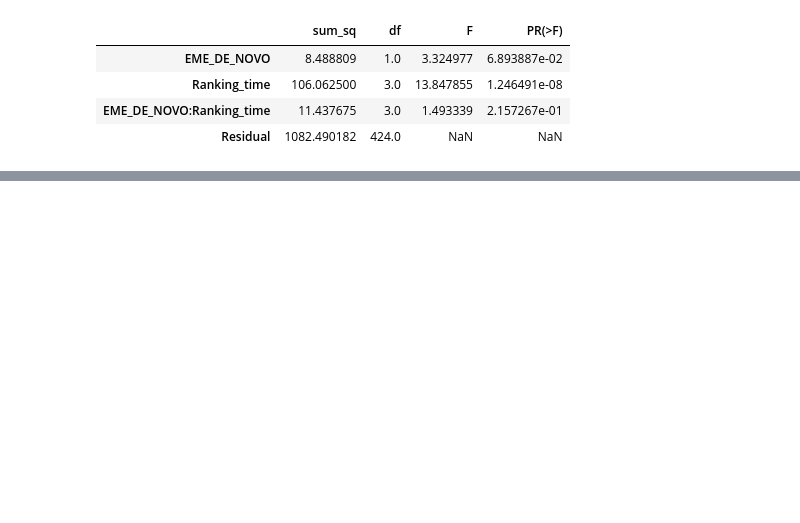
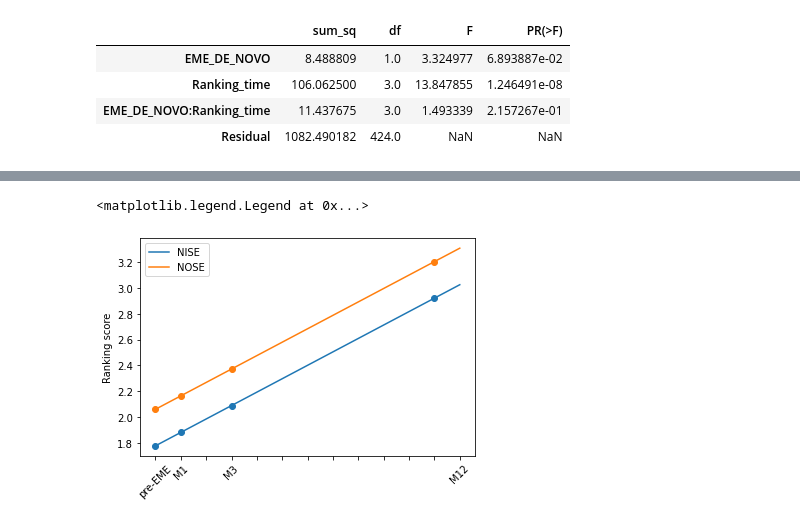
Before and after one commit to LudovicGardy/epicea_epilepsy, a Jupyter notebook: Epicea_2022.ipynb, the cells around one changed output, grey strips where cells are left out. Saved outputs shown, nothing was run; the diff lists cells and outputs as text; code cells hidden in the pictures; blank space fills up the shorter version.

Commit message:
calculated slopes from mixed model coefficients

```diff
--- a/Epicea_2022.ipynb
+++ b/Epicea_2022.ipynb
@@ -108,0 +197,26 @@ sm.stats.anova_lm(model, typ=2)
+# %%
+x_vals = np.arange(0,13)
+
+intercept_NISE = 1.777
+slope_NISE = (3.129-intercept_NISE) / 13 # 13 month between pre-EME and M12
+#NISE_line = intercept_NISE + slope_NISE * x_vals
+NISE_line = np.arange(intercept_NISE, intercept_NISE+slope_NISE*13, slope_NISE)
+
+intercept_NOSE = 2.06
+slope_NOSE = (3.412-2.06) / 13 # 13 month between pre-EME and M12
+#NOSE_line  = intercept_NOSE + slope_NOSE * x_vals
+NOSE_line = np.arange(intercept_NOSE, intercept_NOSE+slope_NOSE*13, slope_NOSE)
+
+f, ax = plt.subplots()
+
+ax.set_ylabel("Ranking score")
+ax.plot(x_vals, NISE_line)
+ax.plot(x_vals, NOSE_line)
+ax.scatter([0,1,3,11], [NISE_line[0], NISE_line[1], NISE_line[3], NISE_line[11]])
+ax.scatter([0,1,3,11], [NOSE_line[0], NOSE_line[1], NOSE_line[3], NOSE_line[11]])
+ax.set_xticks(np.arange(0,13),rotation=90)
+ax.set_xticklabels(["pre-EME", "M1", "", "M3", "", "", "", "", "", "", "", "", "M12"],  rotation = 45);
+ax.legend(["NISE","NOSE"])
+# %% [output]
+<matplotlib.legend.Legend at 0x...>
+[figure, added]
```
Also changed, not shown: parts of 12 cells of this notebook.
